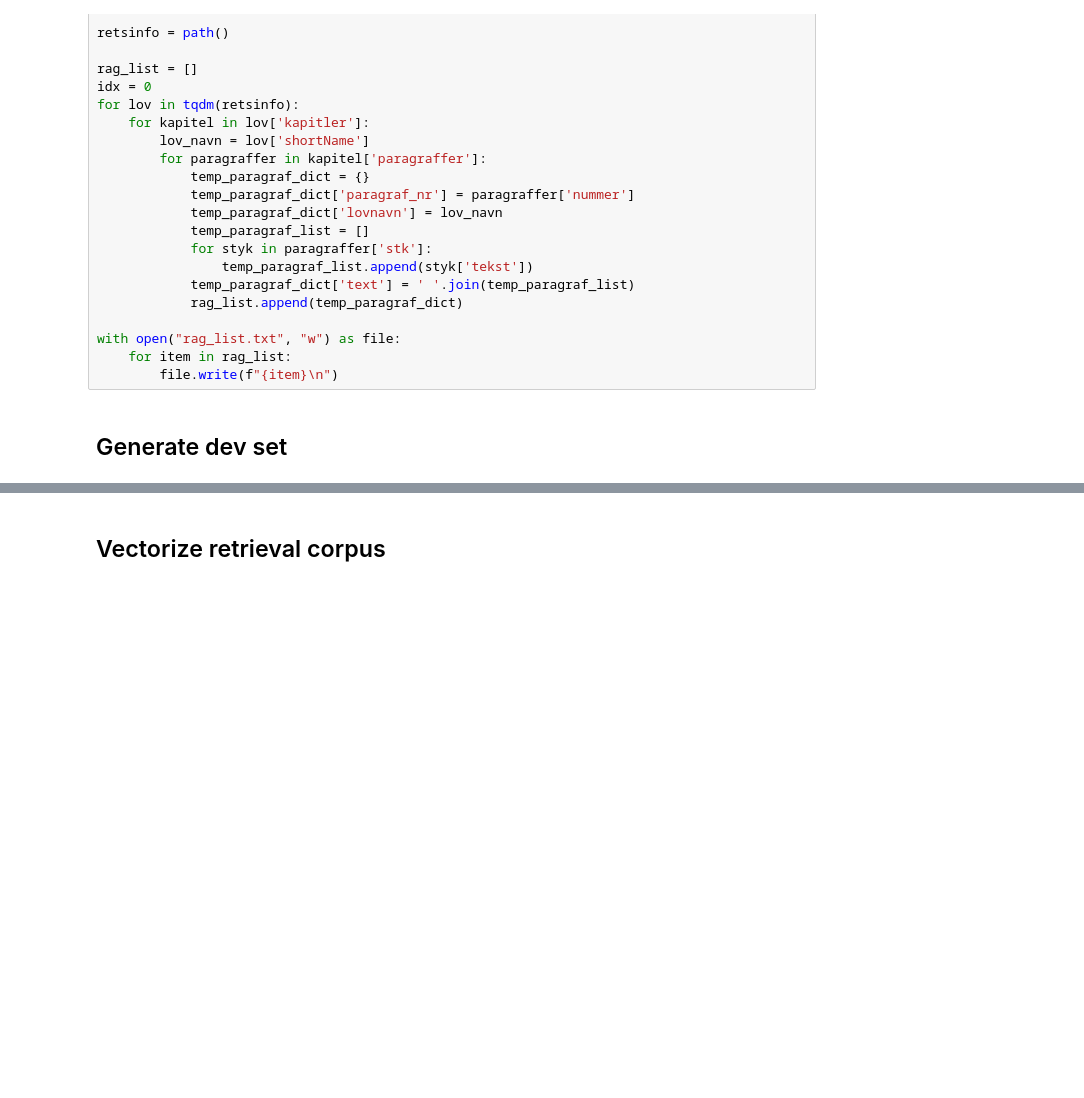
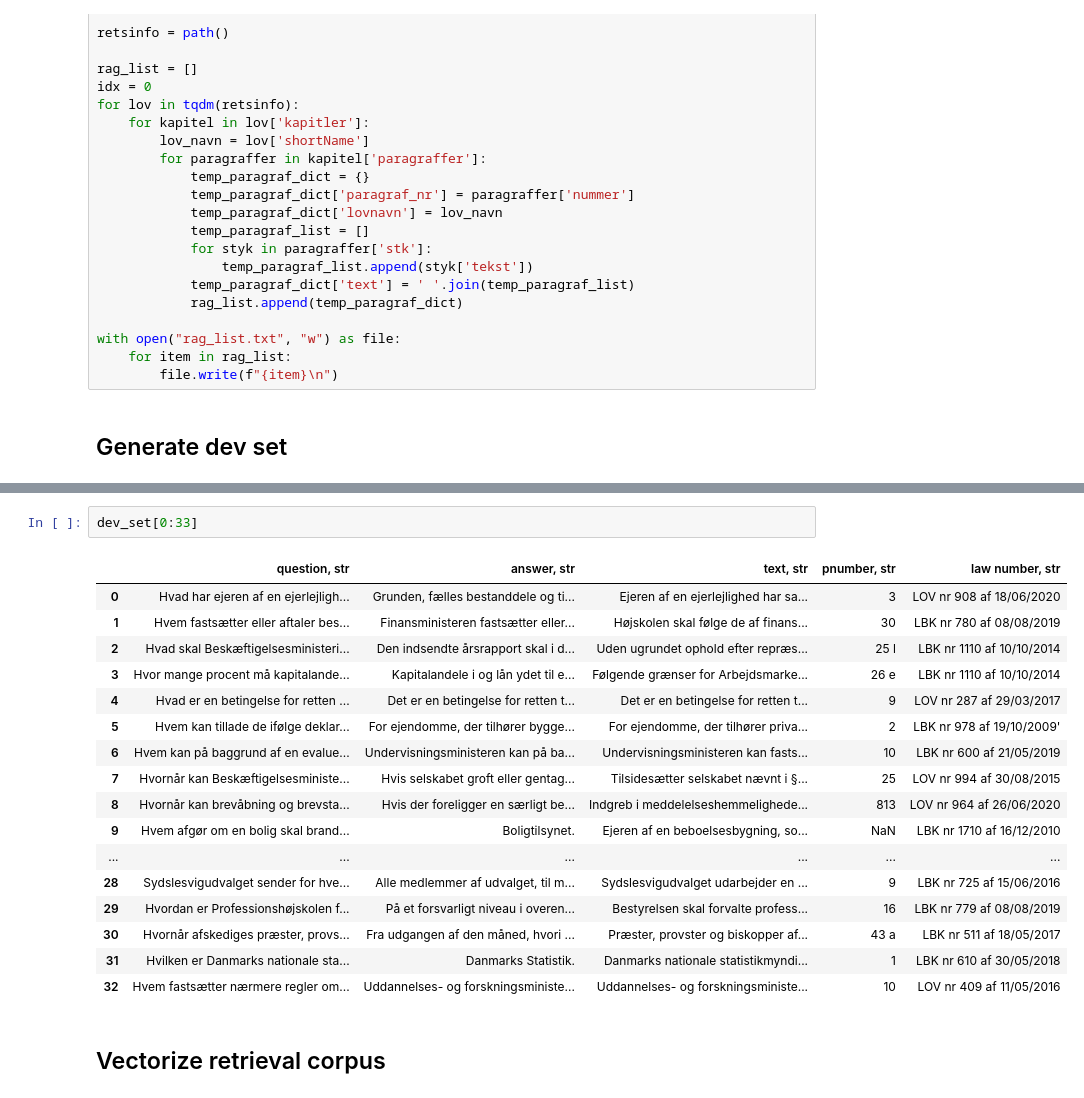
Before and after one commit to asgerkromand/ANLPDP_exam, a Jupyter notebook: rag_test.ipynb, the cells around one changed output, grey strips where cells are left out. Drawn from its saved outputs; the diff is of its cells as text; blank space fills up the shorter version.

```diff
--- a/rag_test.ipynb
+++ b/rag_test.ipynb
@@ -135,3 +95,23 @@ dev_set[66:100]
+# %%
+dev_set[0:33]
+# %% [output]
+|  | question, str | answer, str | text, str | pnumber, str | law number, str |
+| 0 | Hvad har ejeren af en ejerlejligh... | Grunden, fælles bestanddele og ti... | Ejeren af en ejerlejlighed har sa... | 3 | LOV nr 908 af 18/06/2020 |
+| 1 | Hvem fastsætter eller aftaler bes... | Finansministeren fastsætter eller... | Højskolen skal følge de af finans... | 30 | LBK nr 780 af 08/08/2019 |
+| 2 | Hvad skal Beskæftigelsesministeri... | Den indsendte årsrapport skal i d... | Uden ugrundet ophold efter repræs... | 25 l | LBK nr 1110 af 10/10/2014 |
+| 3 | Hvor mange procent må kapitalande... | Kapitalandele i og lån ydet til e... | Følgende grænser for Arbejdsmarke... | 26 e | LBK nr 1110 af 10/10/2014 |
+| 4 | Hvad er en betingelse for retten ... | Det er en betingelse for retten t... | Det er en betingelse for retten t... | 9 | LOV nr 287 af 29/03/2017 |
+| 5 | Hvem kan tillade de ifølge deklar... | For ejendomme, der tilhører bygge... | For ejendomme, der tilhører priva... | 2 | LBK nr 978 af 19/10/2009' |
+| 6 | Hvem kan på baggrund af en evalue... | Undervisningsministeren kan på ba... | Undervisningsministeren kan fasts... | 10 | LBK nr 600 af 21/05/2019 |
+| 7 | Hvornår kan Beskæftigelsesministe... | Hvis selskabet groft eller gentag... | Tilsidesætter selskabet nævnt i §... | 25 | LOV nr 994 af 30/08/2015 |
+| 8 | Hvornår kan brevåbning og brevsta... | Hvis der foreligger en særligt be... | Indgreb i meddelelseshemmelighede... | 813 | LOV nr 964 af 26/06/2020 |
+| 9 | Hvem afgør om en bolig skal brand... | Boligtilsynet. | Ejeren af en beboelsesbygning, so... | NaN | LBK nr 1710 af 16/12/2010 |
+| ... | ... | ... | ... | ... | ... |
+| 28 | Sydslesvigudvalget sender for hve... | Alle medlemmer af udvalget, til m... | Sydslesvigudvalget udarbejder en ... | 9 | LBK nr 725 af 15/06/2016 |
+| 29 | Hvordan er Professionshøjskolen f... | På et forsvarligt niveau i overen... | Bestyrelsen skal forvalte profess... | 16 | LBK nr 779 af 08/08/2019 |
+| 30 | Hvornår afskediges præster, provs... | Fra udgangen af den måned, hvori ... | Præster, provster og biskopper af... | 43 a | LBK nr 511 af 18/05/2017 |
+| 31 | Hvilken er Danmarks nationale sta... | Danmarks Statistik. | Danmarks nationale statistikmyndi... | 1 | LBK nr 610 af 30/05/2018 |
+| 32 | Hvem fastsætter nærmere regler om... | Uddannelses- og forskningsministe... | Uddannelses- og forskningsministe... | 10 | LOV nr 409 af 11/05/2016 |
 # %% [markdown]
 ## Vectorize retrieval corpus
 # %% [markdown]
```
Also changed, not shown: parts of 6 cells of this notebook, 4 other files.
